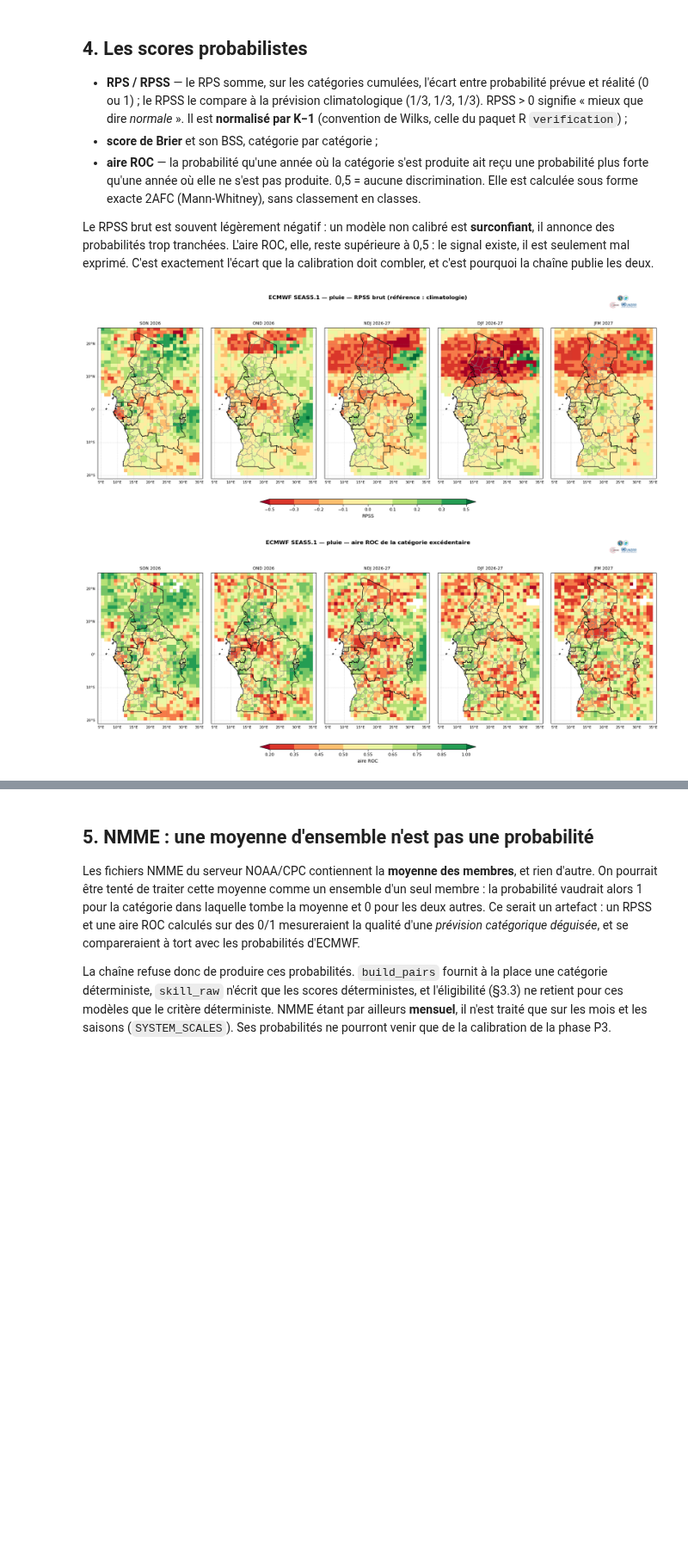
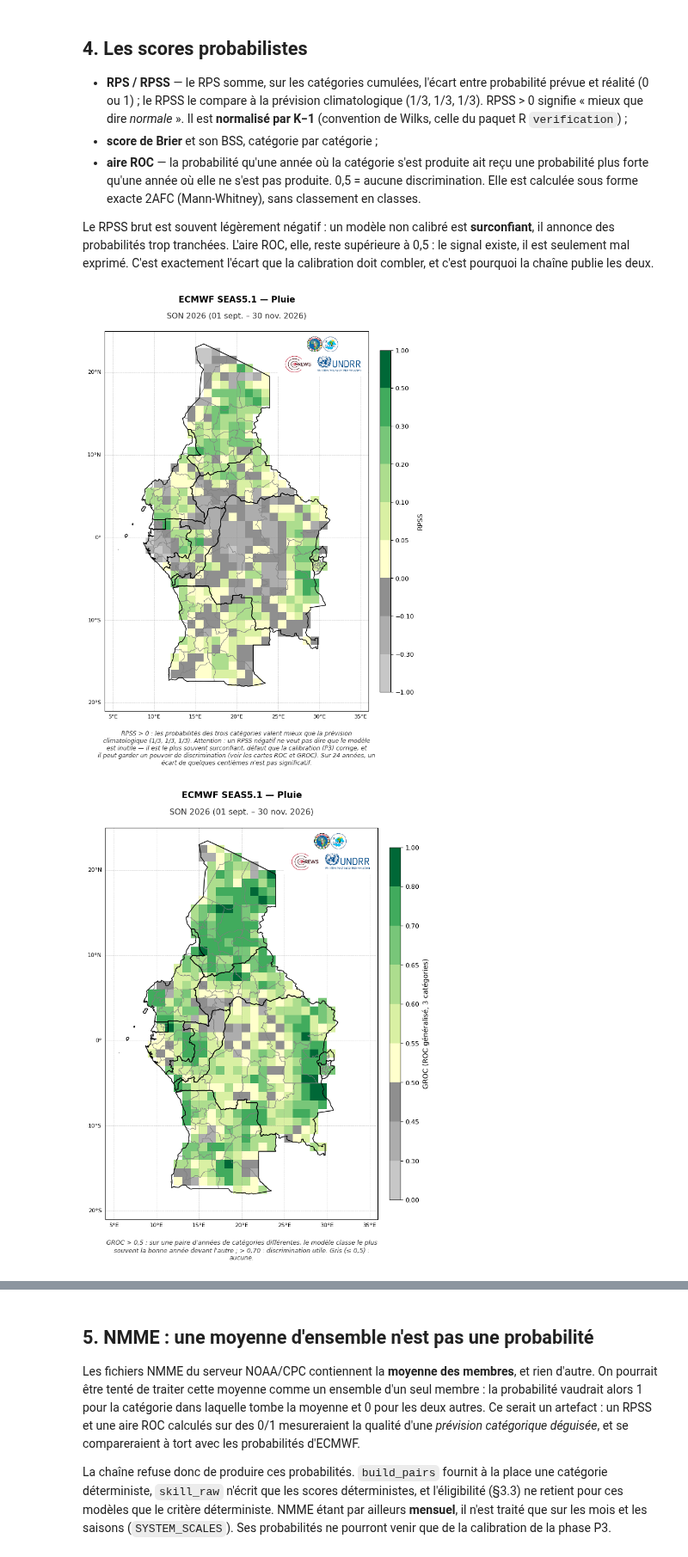
Before and after one commit to ludric-flan/eccas-s2s, a Jupyter notebook: notebooks/pedagogiques/04_skill_brut.ipynb, the cells around one changed output, grey strips where cells are left out. Shown at 86% size. Drawn from its saved outputs; the diff is of its cells as text; code cells hidden in the pictures; blank space fills up the shorter version.

```diff
--- a/notebooks/pedagogiques/04_skill_brut.ipynb
+++ b/notebooks/pedagogiques/04_skill_brut.ipynb
@@ -253,22 +264,19 @@ Le RPSS brut est souvent légèrement négatif : un modèle non calibré est **s
 annonce des probabilités trop tranchées. L'aire ROC, elle, reste supérieure à 0,5 : le signal
 existe, il est seulement mal exprimé. C'est exactement l'écart que la calibration doit combler,
 et c'est pourquoi la chaîne publie les deux.
-# %%
-fig = map_panel([maps["rpss"].sel(period=p) for p in saisons], labels,
-                shapefile=cfg.raw["paths"]["shapefile"], logo=cfg.raw["paths"].get("logo"),
-                extent=tuple(cfg.domains["domain"]["map_extent"]),
-                cmap=SKILL_STYLES["rpss"]["cmap"], levels=SKILL_STYLES["rpss"]["levels"],
-                cbar_label="RPSS", ncols=len(saisons),
-                suptitle="ECMWF SEAS5.1 — pluie — RPSS brut (référence : climatologie)")
-plt.show()
-
-fig = map_panel([maps["roc_area"].sel(period=p, category="AN") for p in saisons], labels,
-                shapefile=cfg.raw["paths"]["shapefile"], logo=cfg.raw["paths"].get("logo"),
-                extent=tuple(cfg.domains["domain"]["map_extent"]),
-                cmap=SKILL_STYLES["roc_area"]["cmap"], levels=SKILL_STYLES["roc_area"]["levels"],
-                cbar_label="aire ROC", ncols=len(saisons),
-                suptitle="ECMWF SEAS5.1 — pluie — aire ROC de la catégorie excédentaire")
-plt.show()
-# %% [output]
-[figure, removed]
-[figure, removed]
+# %%
+for metric, cat in [("rpss", None), ("groc", None), ("roc_area", "AN")]:
+    da = xr.open_dataset(netcdf / f"{metric}.nc")[metric].sel(period=son.key).load()
+    extra = ""
+    if cat:
+        da = da.sel(category=cat)
+        extra = " — catégorie excédentaire"
+    map_score(da, metric=metric, variable="precip",
+              shapefile=cfg.raw["paths"]["shapefile"], logo=cfg.raw["paths"].get("logo"),
+              extent=tuple(cfg.domains["domain"]["map_extent"]),
+              title=f"ECMWF SEAS5.1 — Pluie{extra}",
+              subtitle=son.label_fr(cfg.init_date.year, with_dates=True))
+    plt.show()
+# %% [output]
+[figure, added]
+[figure, added]
```
Also changed, not shown: parts of 18 cells of this notebook.
